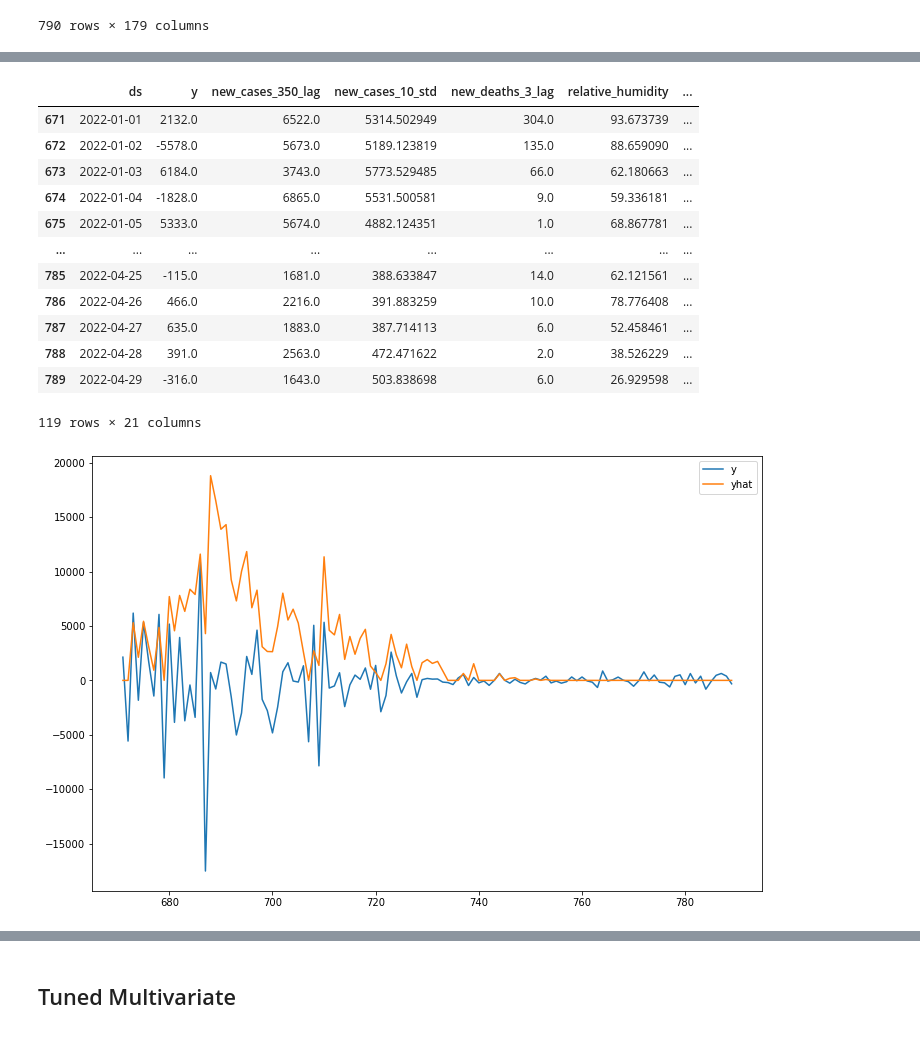
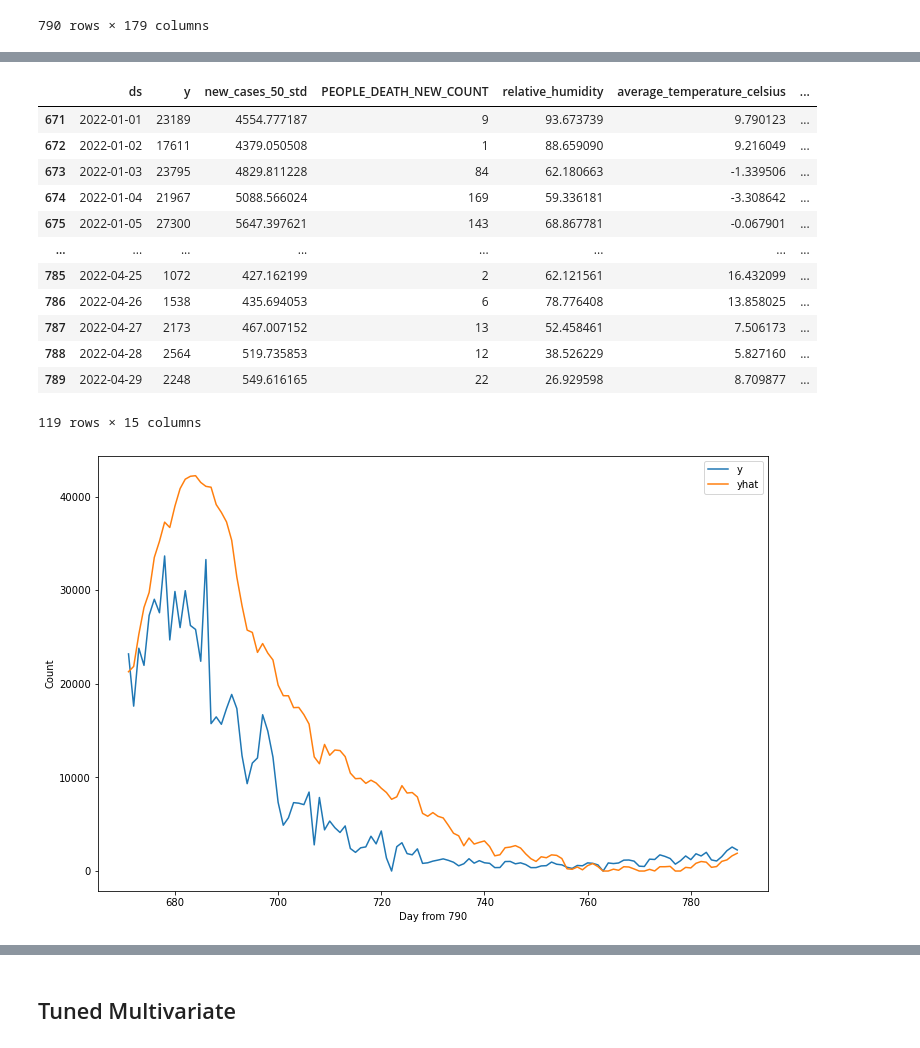
Before and after one commit to danielhe-nu/STAT390-Snowman, a Jupyter notebook: Daniel Final/Pennsylvania_Both_PROPHET.ipynb, the cells around one changed output, grey strips where cells are left out. Saved outputs shown, nothing was run; the diff lists cells and outputs as text; code cells hidden in the pictures.

```diff
--- a/Daniel Final/Pennsylvania_Both_PROPHET.ipynb
+++ b/Daniel Final/Pennsylvania_Both_PROPHET.ipynb
@@ -220,7 +260,6 @@ def mase(actual, forecast):
 covid_df = pd.read_csv('penn_multi_df.csv', parse_dates=['Date'])
 covid_df.drop(columns = ['PROVINCE_STATE_NAME'], inplace = True)
 covid_df['PEOPLE_POSITIVE_NEW_CASES_COUNT'] = np.clip(covid_df['PEOPLE_POSITIVE_NEW_CASES_COUNT'], 0, None)
-covid_df['PEOPLE_POSITIVE_NEW_CASES_COUNT'] = covid_df['PEOPLE_POSITIVE_NEW_CASES_COUNT'].diff()
 covid_df = covid_df.rename(columns={'Date': 'ds', 'PEOPLE_POSITIVE_NEW_CASES_COUNT': 'y'})
 covid_df
 # %% [output]
@@ -243,10 +282,10 @@ covid_train, covid_test = covid_df[0:train_size], covid_df[train_size:]
 # %%
-covid_train = covid_train[['ds', 'y', 'new_cases_350_lag', 'new_cases_10_std', 'new_deaths_3_lag', 'relative_humidity', 'new_hospitalized_patients', 'current_intensive_care_patients', 'new_cases_150_lag', 'new_cases_7_lag', 'new_cases_4_lag', 'PEOPLE_DEATH_NEW_COUNT', 'new_cases_30_lag', 'new_cases_10_min', 'new_cases_1 lag', 'new_cases_3_lag', 'new_deaths_4_lag', 'new_deaths_1_lag', 'new_cases_50_std', 'new_cases_10_max', 'new_cases_10_mean']]
-covid_test = covid_test[['ds', 'y', 'new_cases_350_lag', 'new_cases_10_std', 'new_deaths_3_lag', 'relative_humidity', 'new_hospitalized_patients', 'current_intensive_care_patients', 'new_cases_150_lag', 'new_cases_7_lag', 'new_cases_4_lag', 'PEOPLE_DEATH_NEW_COUNT', 'new_cases_30_lag', 'new_cases_10_min', 'new_cases_1 lag', 'new_cases_3_lag', 'new_deaths_4_lag', 'new_deaths_1_lag', 'new_cases_50_std', 'new_cases_10_max', 'new_cases_10_mean']]
+covid_train = covid_train[['ds', 'y', 'new_cases_50_std', 'PEOPLE_DEATH_NEW_COUNT', 'relative_humidity', 'average_temperature_celsius', 'new_cases_10_std', 'new_hospitalized_patients', 'Series_Complete_5Plus', 'new_deaths_10_mean', 'current_intensive_care_patients', 'new_cases_10_min', 'new_cases_10_mean', 'new_cases_10_max', 'minimum_temperature_celsius']]
+covid_test = covid_test[['ds', 'y', 'new_cases_50_std', 'PEOPLE_DEATH_NEW_COUNT', 'relative_humidity', 'average_temperature_celsius', 'new_cases_10_std', 'new_hospitalized_patients', 'Series_Complete_5Plus', 'new_deaths_10_mean', 'current_intensive_care_patients', 'new_cases_10_min', 'new_cases_10_mean', 'new_cases_10_max', 'minimum_temperature_celsius']]
 # %%
 multi_prop = Prophet(yearly_seasonality=True, weekly_seasonality=True)
 
-regressors = ['new_cases_350_lag', 'new_cases_10_std', 'new_deaths_3_lag', 'relative_humidity', 'new_hospitalized_patients', 'current_intensive_care_patients', 'new_cases_150_lag', 'new_cases_7_lag', 'new_cases_4_lag', 'PEOPLE_DEATH_NEW_COUNT', 'new_cases_30_lag', 'new_cases_10_min', 'new_cases_1 lag', 'new_cases_3_lag', 'new_deaths_4_lag', 'new_deaths_1_lag', 'new_cases_50_std', 'new_cases_10_max', 'new_cases_10_mean']
+regressors = ['new_cases_50_std', 'PEOPLE_DEATH_NEW_COUNT', 'relative_humidity', 'average_temperature_celsius', 'new_cases_10_std', 'new_hospitalized_patients', 'Series_Complete_5Plus', 'new_deaths_10_mean', 'current_intensive_care_patients', 'new_cases_10_min', 'new_cases_10_mean', 'new_cases_10_max', 'minimum_temperature_celsius']
 for regressor in regressors:
     multi_prop.add_regressor(regressor, standardize=False)
 
@@ -257,7 +300,7 @@ multi_prop.fit(covid_train)
 <prophet.forecaster.Prophet at 0x...>
 # %%
 future_multi = multi_prop.make_future_dataframe(periods=len(covid_test))
-future_multi = pd.merge(future_multi, covid_df[['ds', 'new_cases_350_lag', 'new_cases_10_std', 'new_deaths_3_lag', 'relative_humidity', 'new_hospitalized_patients', 'current_intensive_care_patients', 'new_cases_150_lag', 'new_cases_7_lag', 'new_cases_4_lag', 'PEOPLE_DEATH_NEW_COUNT', 'new_cases_30_lag', 'new_cases_10_min', 'new_cases_1 lag', 'new_cases_3_lag', 'new_deaths_4_lag', 'new_deaths_1_lag', 'new_cases_50_std', 'new_cases_10_max', 'new_cases_10_mean']], on='ds', how='inner')
+future_multi = pd.merge(future_multi, covid_df[['ds', 'new_cases_50_std', 'PEOPLE_DEATH_NEW_COUNT', 'relative_humidity', 'average_temperature_celsius', 'new_cases_10_std', 'new_hospitalized_patients', 'Series_Complete_5Plus', 'new_deaths_10_mean', 'current_intensive_care_patients', 'new_cases_10_min', 'new_cases_10_mean', 'new_cases_10_max', 'minimum_temperature_celsius']], on='ds', how='inner')
 forecast_multi = multi_prop.predict(future_multi)
 forecast_multi['yhat'] = np.clip(forecast_multi['yhat'], 0, None)
 # %%
@@ -329,18 +356,20 @@ covid_test
 # %%
 graph_df[['y','yhat']].plot(figsize=(12,8))
+plt.xlabel('Day from 790')
+plt.ylabel('Count')
 covid_test
 # %% [output]
-|  | ds | y | new_cases_350_lag | new_cases_10_std | new_deaths_3_lag | relative_humidity | ... |
-| 671 | 2022-01-01 | 2132.0 | 6522.0 | 5314.502949 | 304.0 | 93.673739 | ... |
-| 672 | 2022-01-02 | -5578.0 | 5673.0 | 5189.123819 | 135.0 | 88.659090 | ... |
-| 673 | 2022-01-03 | 6184.0 | 3743.0 | 5773.529485 | 66.0 | 62.180663 | ... |
-| 674 | 2022-01-04 | -1828.0 | 6865.0 | 5531.500581 | 9.0 | 59.336181 | ... |
-| 675 | 2022-01-05 | 5333.0 | 5674.0 | 4882.124351 | 1.0 | 68.867781 | ... |
+|  | ds | y | new_cases_50_std | PEOPLE_DEATH_NEW_COUNT | relative_humidity | average_temperature_celsius | ... |
+| 671 | 2022-01-01 | 23189 | 4554.777187 | 9 | 93.673739 | 9.790123 | ... |
+| 672 | 2022-01-02 | 17611 | 4379.050508 | 1 | 88.659090 | 9.216049 | ... |
+| 673 | 2022-01-03 | 23795 | 4829.811228 | 84 | 62.180663 | -1.339506 | ... |
+| 674 | 2022-01-04 | 21967 | 5088.566024 | 169 | 59.336181 | -3.308642 | ... |
+| 675 | 2022-01-05 | 27300 | 5647.397621 | 143 | 68.867781 | -0.067901 | ... |
 | ... | ... | ... | ... | ... | ... | ... | ... |
-| 785 | 2022-04-25 | -115.0 | 1681.0 | 388.633847 | 14.0 | 62.121561 | ... |
-| 786 | 2022-04-26 | 466.0 | 2216.0 | 391.883259 | 10.0 | 78.776408 | ... |
-| 787 | 2022-04-27 | 635.0 | 1883.0 | 387.714113 | 6.0 | 52.458461 | ... |
-| 788 | 2022-04-28 | 391.0 | 2563.0 | 472.471622 | 2.0 | 38.526229 | ... |
-| 789 | 2022-04-29 | -316.0 | 1643.0 | 503.838698 | 6.0 | 26.929598 | ... |
+| 785 | 2022-04-25 | 1072 | 427.162199 | 2 | 62.121561 | 16.432099 | ... |
+| 786 | 2022-04-26 | 1538 | 435.694053 | 6 | 78.776408 | 13.858025 | ... |
+| 787 | 2022-04-27 | 2173 | 467.007152 | 13 | 52.458461 | 7.506173 | ... |
+| 788 | 2022-04-28 | 2564 | 519.735853 | 12 | 38.526229 | 5.827160 | ... |
+| 789 | 2022-04-29 | 2248 | 549.616165 | 22 | 26.929598 | 8.709877 | ... |
-119 rows × 21 columns
+119 rows × 15 columns
-[figure, old version]
+[figure, new version]
```
Also changed, not shown: parts of 31 cells of this notebook.
